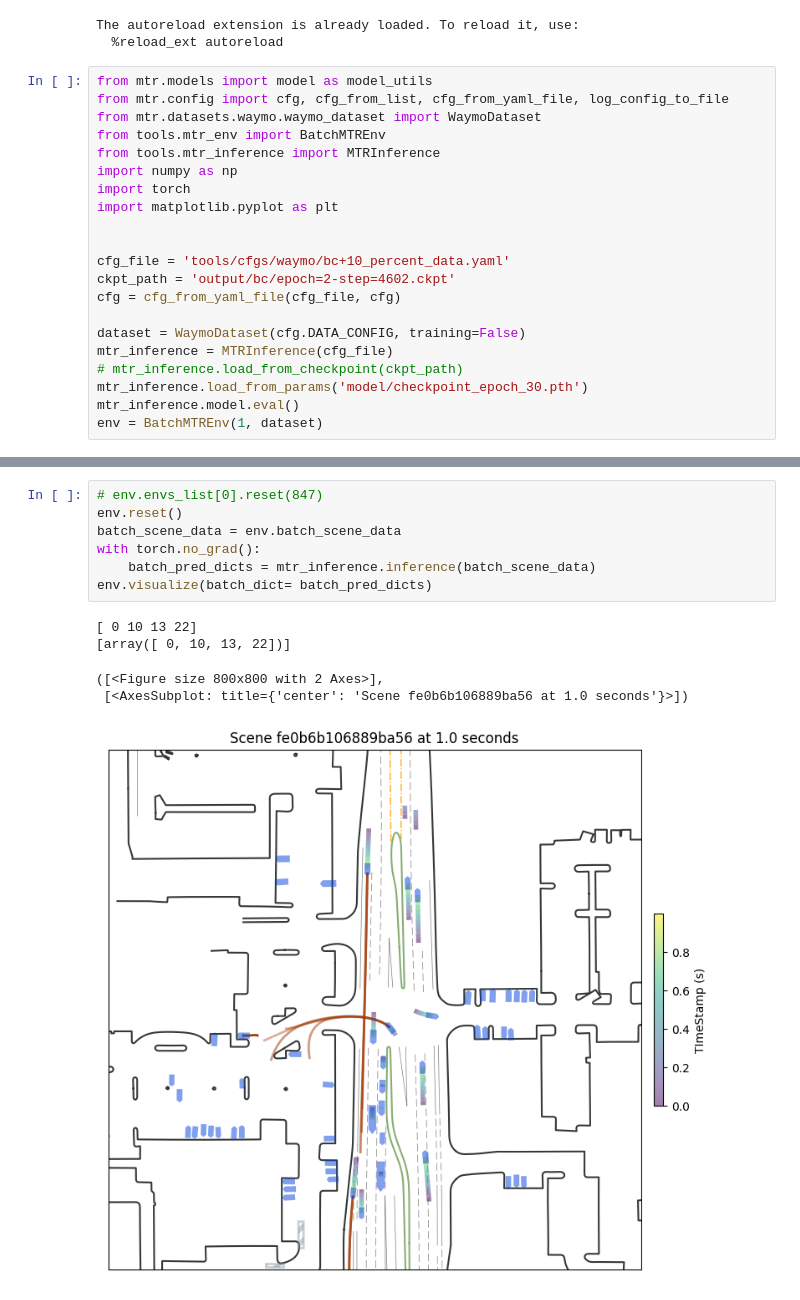
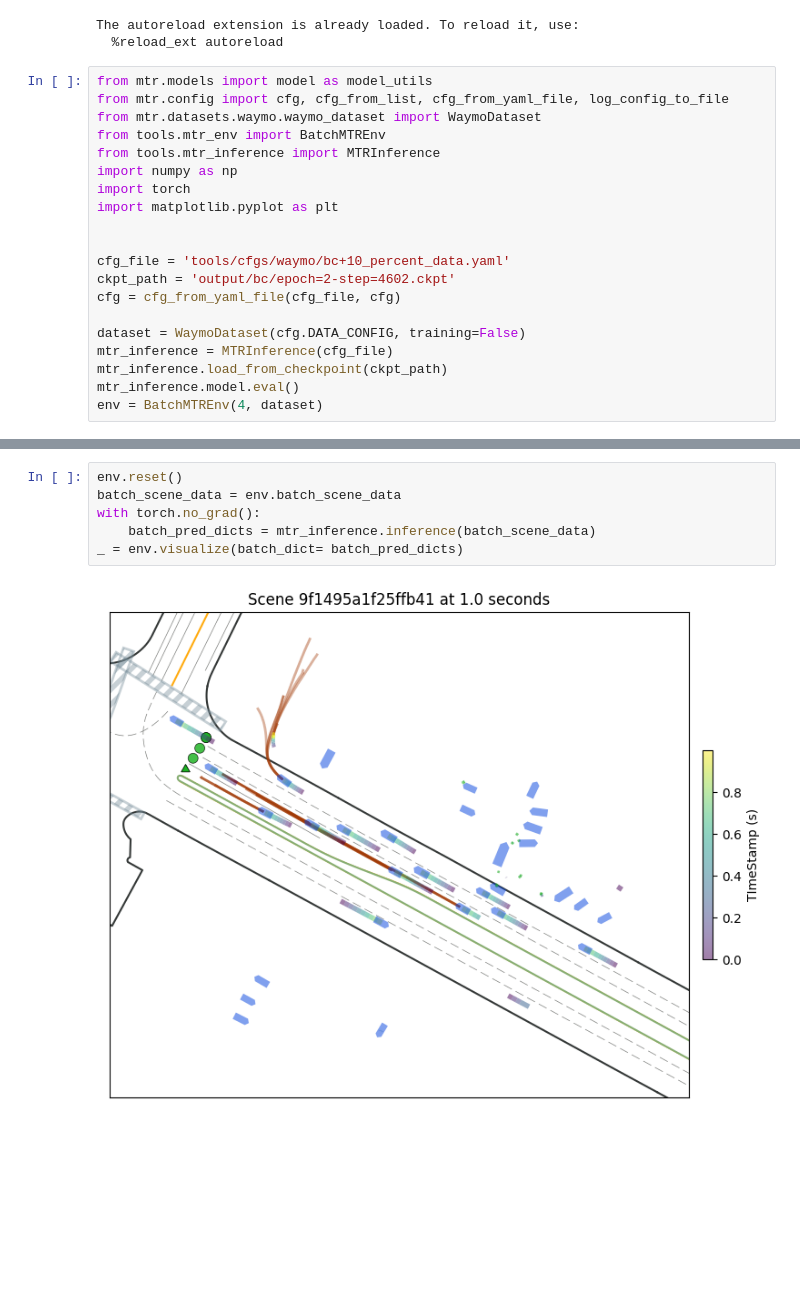
Before and after one commit to zzx9636/MTR, a Jupyter notebook: test_env.ipynb, the cells around one changed output, grey strips where cells are left out. Cells and saved outputs as stored; diff of their text form; blank space fills up the shorter version.

```diff
--- a/test_env.ipynb
+++ b/test_env.ipynb
@@ -22,9 +22,8 @@ cfg = cfg_from_yaml_file(cfg_file, cfg)
 
 dataset = WaymoDataset(cfg.DATA_CONFIG, training=False)
 mtr_inference = MTRInference(cfg_file)
-# mtr_inference.load_from_checkpoint(ckpt_path)
-mtr_inference.load_from_params('model/checkpoint_epoch_30.pth')
+mtr_inference.load_from_checkpoint(ckpt_path)
 mtr_inference.model.eval()
-env = BatchMTREnv(1, dataset)
+env = BatchMTREnv(4, dataset)
 # %% [output]
 =========== MTR Inference ===========
@@ -40,13 +30,8 @@ The number of unexpected keys: 0
 # %%
-# env.envs_list[0].reset(847)
 env.reset()
 batch_scene_data = env.batch_scene_data
 with torch.no_grad():
     batch_pred_dicts = mtr_inference.inference(batch_scene_data)
-env.visualize(batch_dict= batch_pred_dicts)
+_ = env.visualize(batch_dict= batch_pred_dicts)
 # %% [output]
-[ 0 10 13 22]
-[array([ 0, 10, 13, 22])]
-([<Figure size 800x800 with 2 Axes>],
- [<AxesSubplot: title={'center': 'Scene fe0b6b106889ba56 at 1.0 seconds'}>])
-[figure, old version]
+[figure, new version]
```
Also changed, not shown: parts of 2 cells of this notebook, 1 other file.
